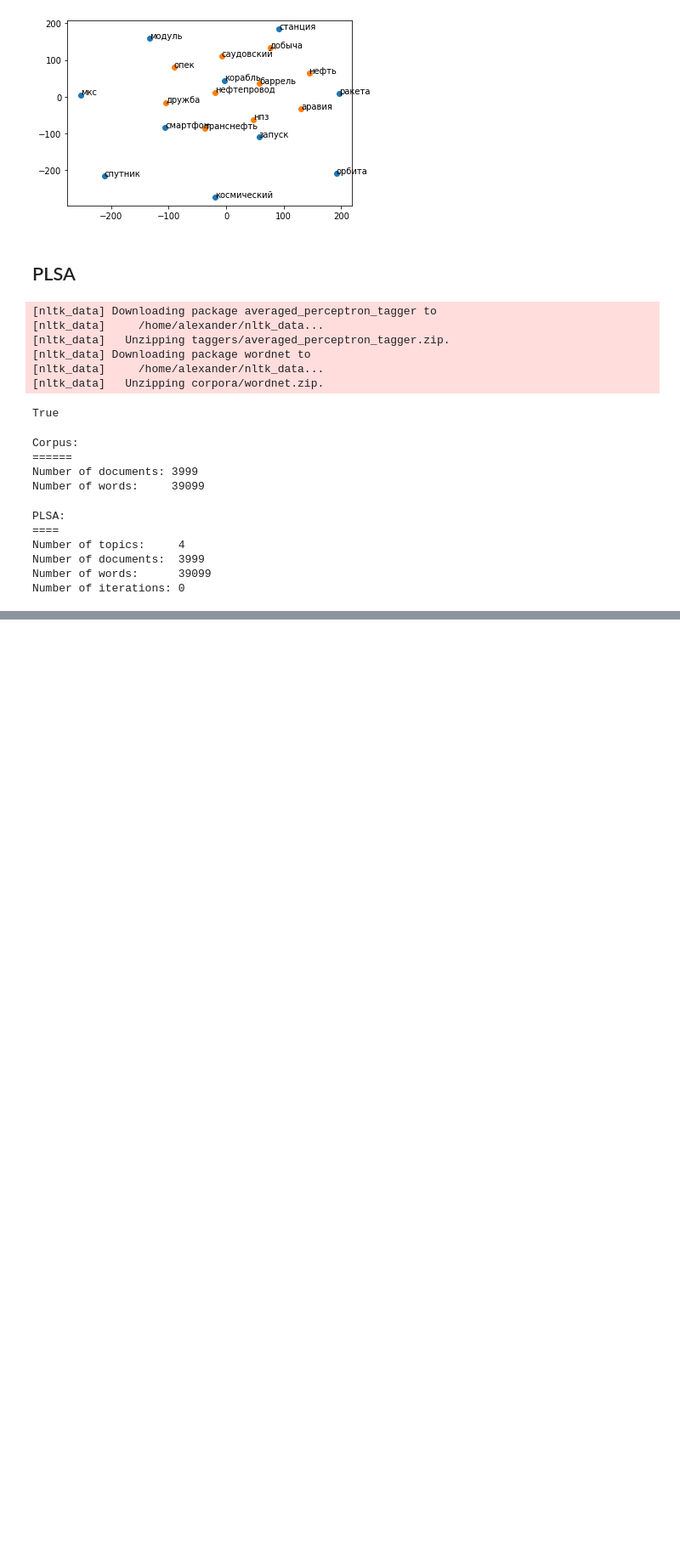
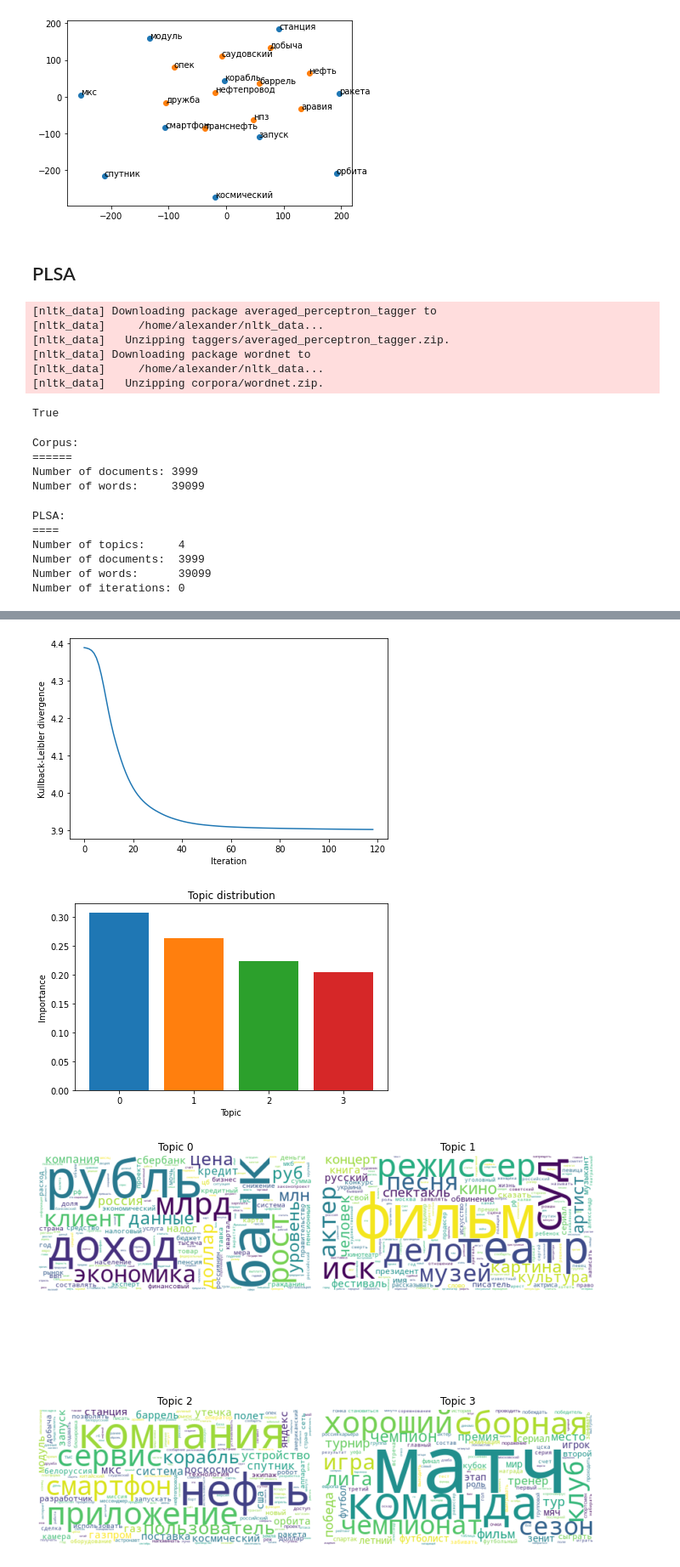
Before and after one commit to Lolik-Bolik/Topic_modeling, a Jupyter notebook: pipeline.ipynb, the cells around one changed output, grey strips where cells are left out. Shown at 85% size. Cells and saved outputs as stored; diff of their text form; code cells hidden in the pictures; blank space fills up the shorter version.

```diff
--- a/pipeline.ipynb
+++ b/pipeline.ipynb
@@ -250,0 +255,3 @@ result = plsa.fit()
+# %%
+visualize = Visualize(result)
+visualize
@@ -250,0 +277,17 @@ result = plsa.fit()
+# %%
+fig, ax = plt.subplots()
+_ = visualize.convergence(ax)
+fig.tight_layout()
+
+
+fig, ax = plt.subplots()
+_ = visualize.topics(ax)
+fig.tight_layout()
+
+
+fig = plt.figure(figsize=(9.4, 10))
+_ = visualize.wordclouds(fig)
+# %% [output]
+[figure, added]
+[figure, added]
+[figure, added]
```
Also changed, not shown: parts of 3 cells of this notebook.
